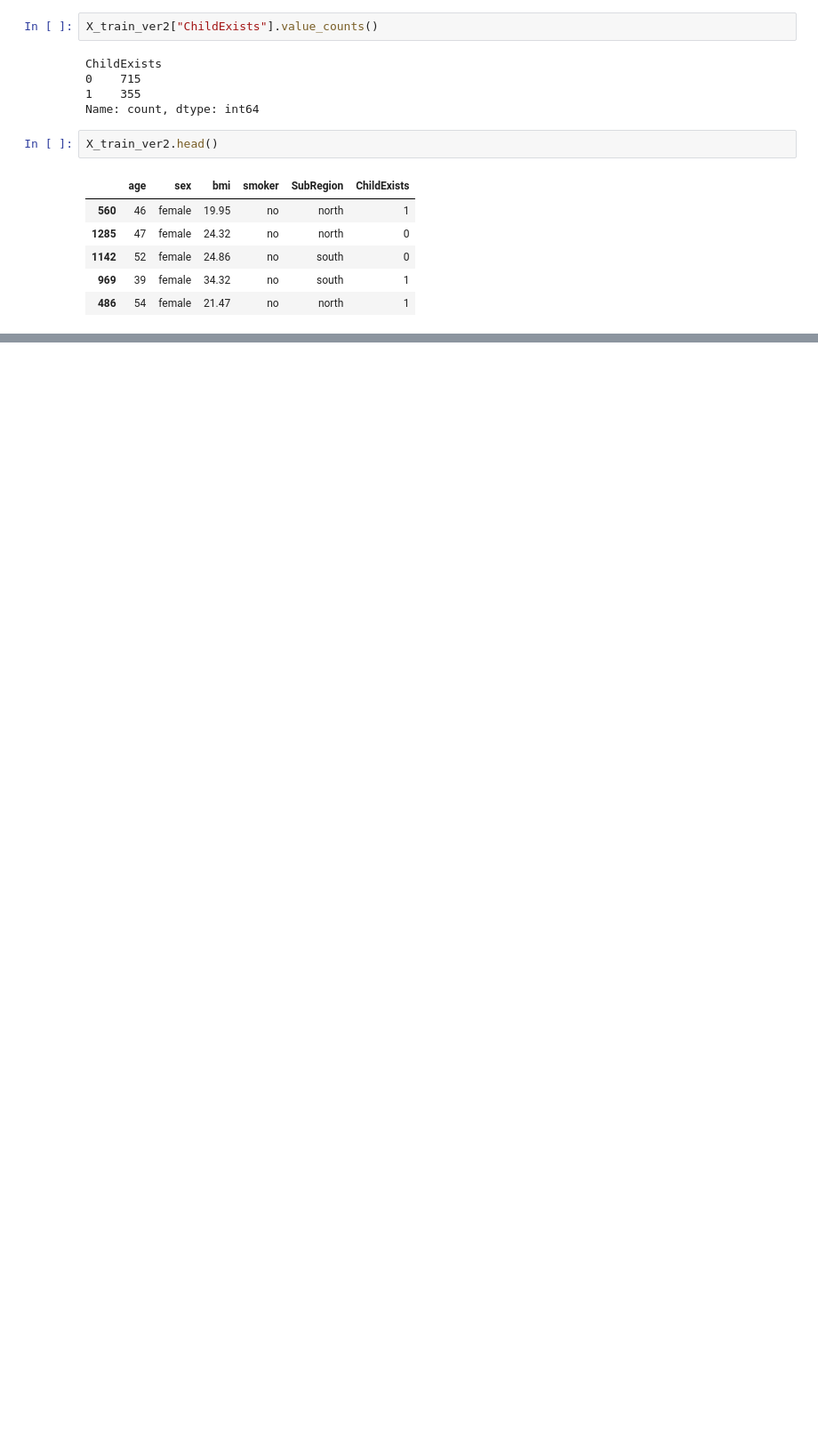
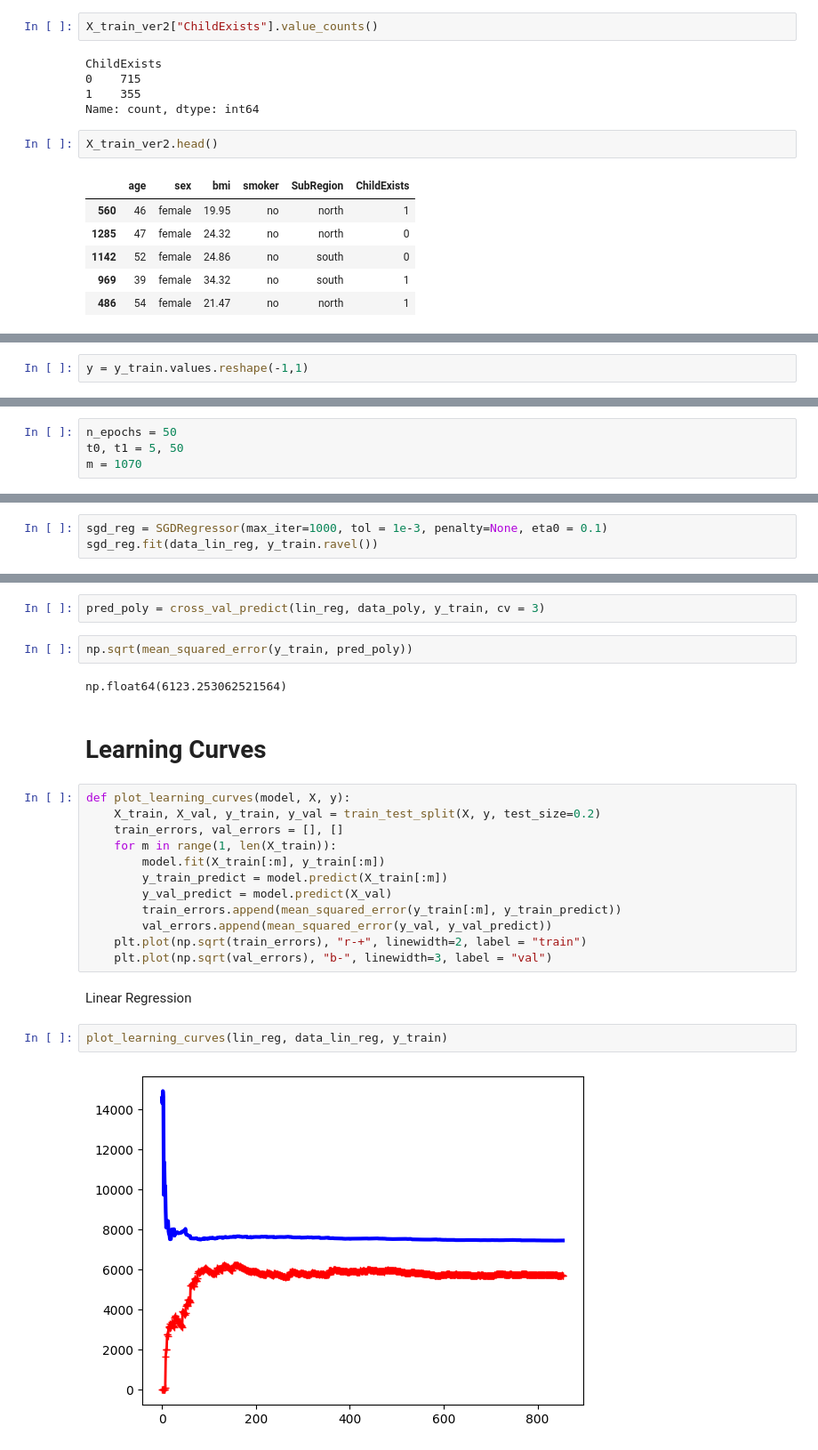
Before and after one commit to NeelaGitH/Medical-Cost-Prediction, a Jupyter notebook: model.ipynb, the cells around one changed output, grey strips where cells are left out. Shown at 89% size. Saved outputs shown, nothing was run; the diff lists cells and outputs as text; blank space fills up the shorter version.

```diff
--- a/model.ipynb
+++ b/model.ipynb
@@ -220,0 +323,2 @@ X_train_ver2.head()
+# %%
+y = y_train.values.reshape(-1,1)
@@ -220,0 +341,4 @@ X_train_ver2.head()
+# %%
+n_epochs = 50
+t0, t1 = 5, 50
+m = 1070
@@ -220,0 +381,3 @@ X_train_ver2.head()
+# %%
+sgd_reg = SGDRegressor(max_iter=1000, tol = 1e-3, penalty=None, eta0 = 0.1)
+sgd_reg.fit(data_lin_reg, y_train.ravel())
@@ -220,0 +414,26 @@ X_train_ver2.head()
+# %%
+pred_poly = cross_val_predict(lin_reg, data_poly, y_train, cv = 3)
+# %%
+np.sqrt(mean_squared_error(y_train, pred_poly))
+# %% [output]
+np.float64(6123.253062521564)
+# %% [markdown]
+# Learning Curves
+# %%
+def plot_learning_curves(model, X, y):
+    X_train, X_val, y_train, y_val = train_test_split(X, y, test_size=0.2)
+    train_errors, val_errors = [], []
+    for m in range(1, len(X_train)):
+        model.fit(X_train[:m], y_train[:m])
+        y_train_predict = model.predict(X_train[:m])
+        y_val_predict = model.predict(X_val)
+        train_errors.append(mean_squared_error(y_train[:m], y_train_predict))
+        val_errors.append(mean_squared_error(y_val, y_val_predict))
+    plt.plot(np.sqrt(train_errors), "r-+", linewidth=2, label = "train")
+    plt.plot(np.sqrt(val_errors), "b-", linewidth=3, label = "val")
+# %% [markdown]
+Linear Regression
+# %%
+plot_learning_curves(lin_reg, data_lin_reg, y_train)
+# %% [output]
+[figure, added]
```
Also changed, not shown: parts of 64 cells of this notebook.
